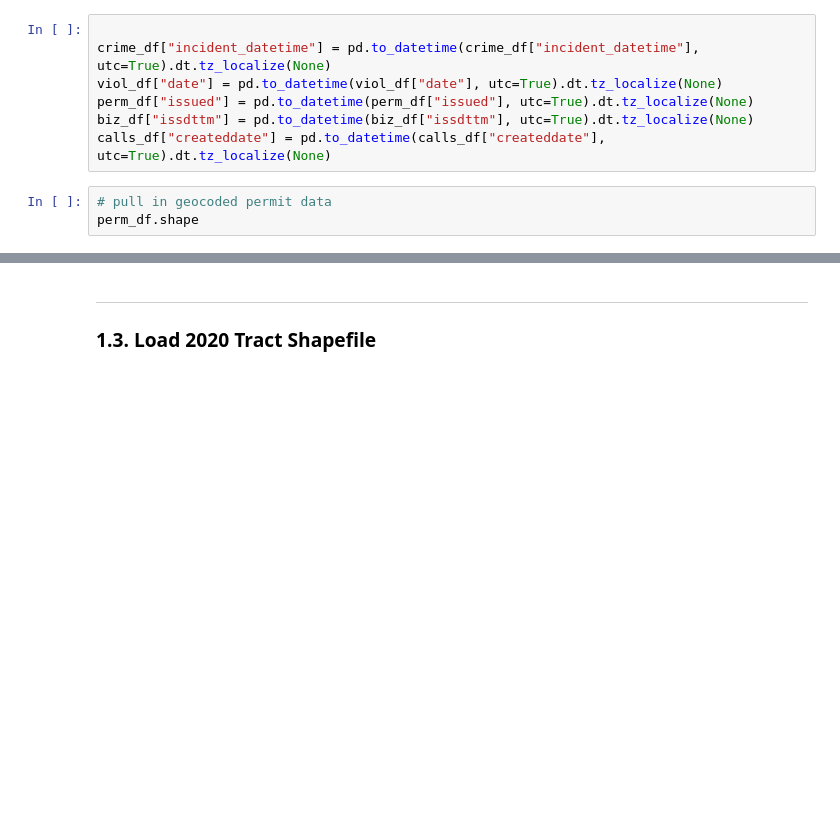
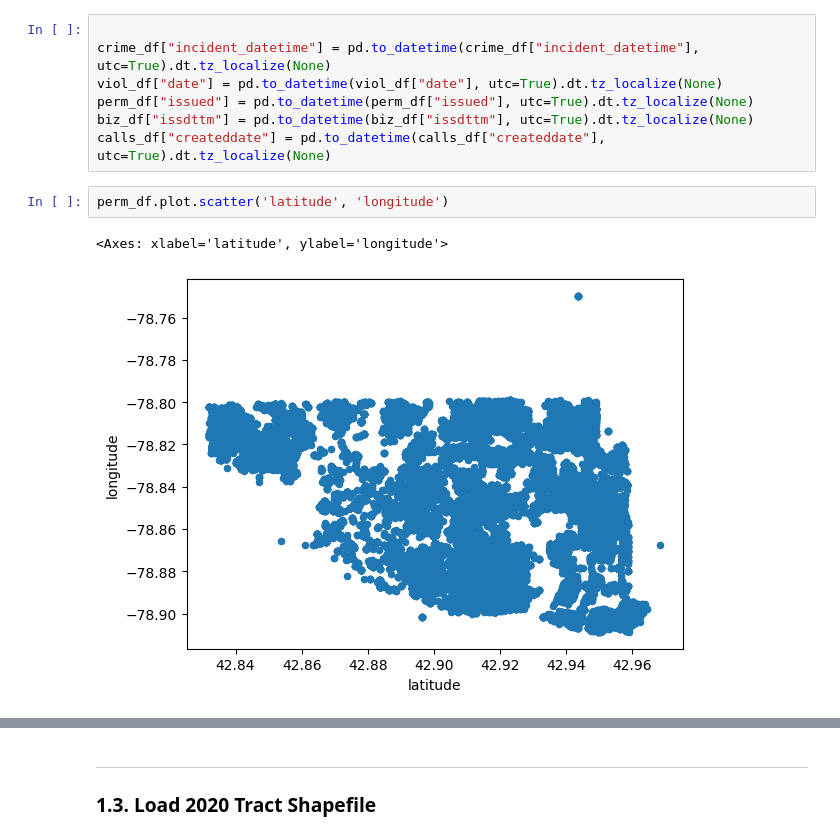
Before and after one commit to colinspear/civic-pulse-rochester, a Jupyter notebook: notebooks/pulse_score.ipynb, the cells around one changed output, grey strips where cells are left out. Saved outputs shown, nothing was run; the diff lists cells and outputs as text; blank space fills up the shorter version.

```diff
--- a/notebooks/pulse_score.ipynb
+++ b/notebooks/pulse_score.ipynb
@@ -92,5 +90,7 @@ perm_df["issued"] = pd.to_datetime(perm_df["issued"], utc=True).dt.tz_localize(N
 biz_df["issdttm"] = pd.to_datetime(biz_df["issdttm"], utc=True).dt.tz_localize(None)
 calls_df["createddate"] = pd.to_datetime(calls_df["createddate"], utc=True).dt.tz_localize(None)
 # %%
-# pull in geocoded permit data
-perm_df.shape
+perm_df.plot.scatter('latitude', 'longitude')
+# %% [output]
+<Axes: xlabel='latitude', ylabel='longitude'>
+[figure, added]
```
Also changed, not shown: parts of 22 cells of this notebook, 8 other files.
